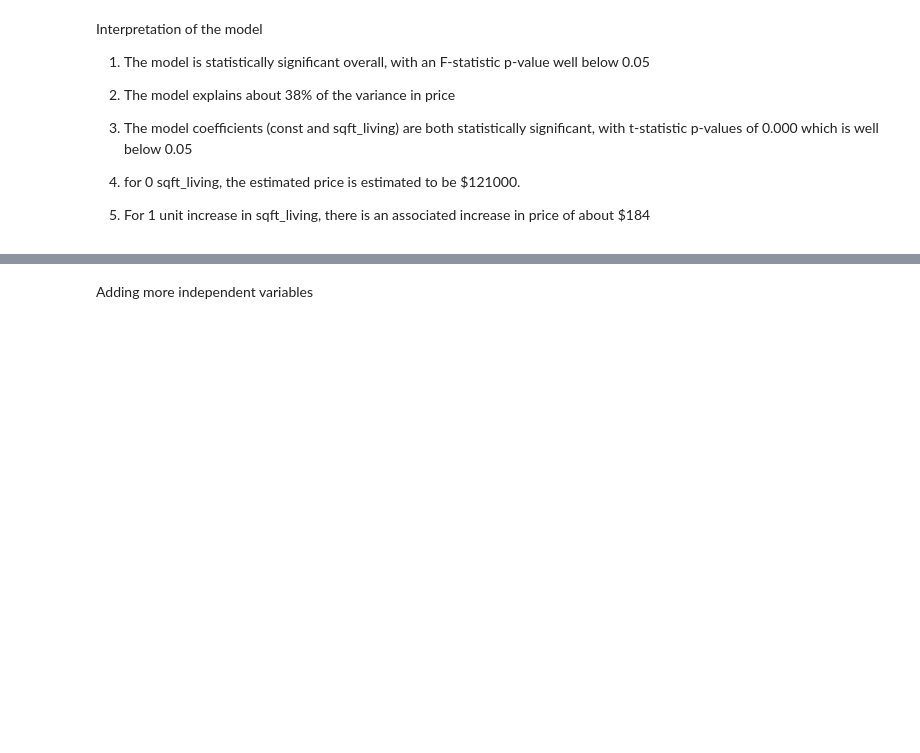
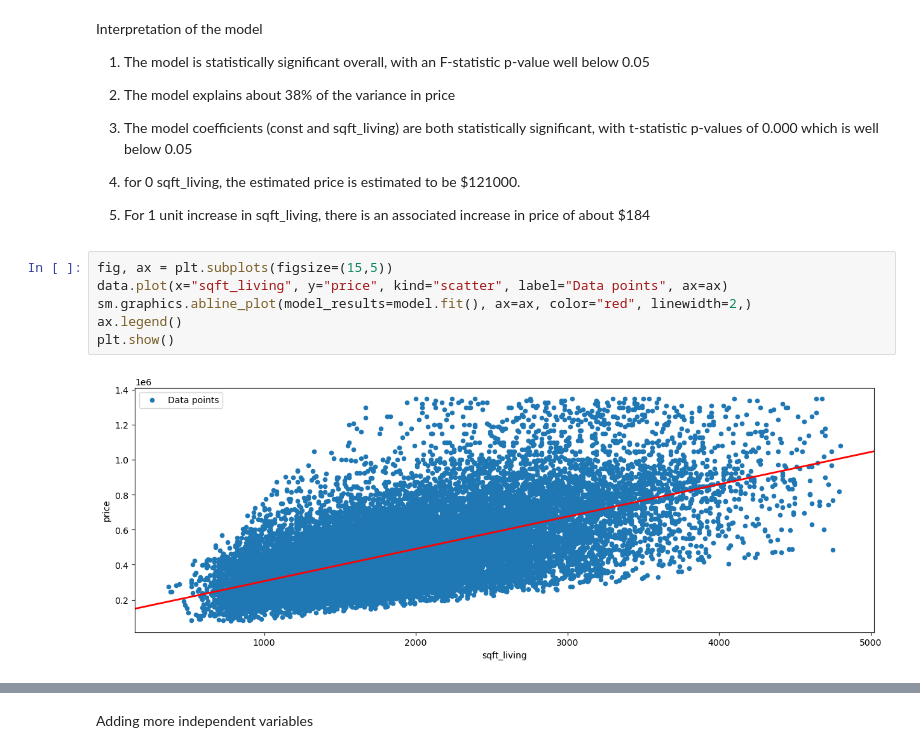
Before and after one commit to Chemami12/Phase2Project, a Jupyter notebook: student.ipynb, the cells around one changed output, grey strips where cells are left out. Drawn from its saved outputs; the diff is of its cells as text; blank space fills up the shorter version.

```diff
--- a/student.ipynb
+++ b/student.ipynb
@@ -431,3 +416,11 @@ Interpretation of the model
 4. for 0 sqft_living, the estimated price is estimated to be $121000.
 
 5. For 1 unit increase in sqft_living, there is an associated increase in price of about $184
+# %%
+fig, ax = plt.subplots(figsize=(15,5))
+data.plot(x="sqft_living", y="price", kind="scatter", label="Data points", ax=ax)
+sm.graphics.abline_plot(model_results=model.fit(), ax=ax, color="red", linewidth=2,)
+ax.legend()
+plt.show()
+# %% [output]
+[figure, added]
```
Also changed, not shown: parts of 4 cells of this notebook.
